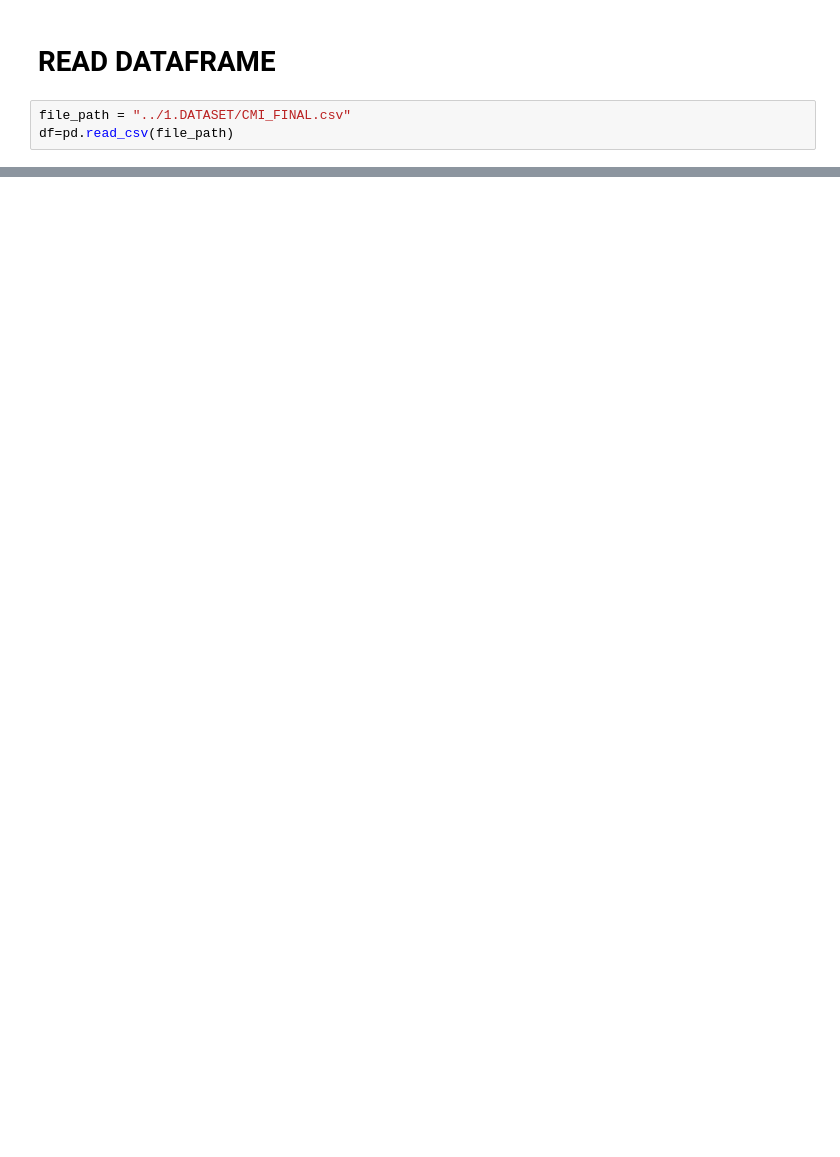
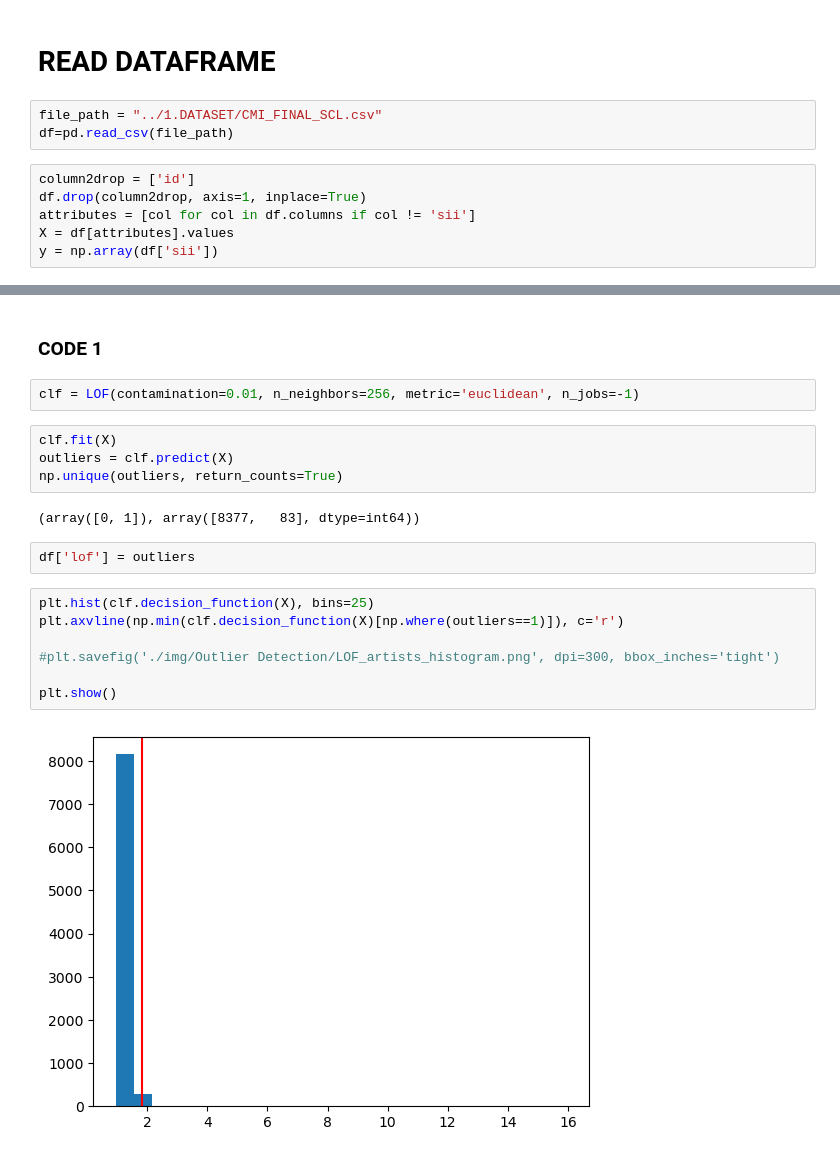
Before and after one commit to alicecalderini/DATAMINING_2-Project, a Jupyter notebook: 5.OUTLIER_DET/1.OUTLIER_DET.ipynb, the cells around one changed output, grey strips where cells are left out. Drawn from its saved outputs; the diff is of its cells as text; blank space fills up the shorter version.

```diff
--- a/5.OUTLIER_DET/1.OUTLIER_DET.ipynb
+++ b/5.OUTLIER_DET/1.OUTLIER_DET.ipynb
@@ -44,5 +12,11 @@ def analyze_feature(df, colonna, quantili=[0.1,0.25,0.50, 0.75,0.9,0.99]):
 # %% [markdown]
 # READ DATAFRAME
 # %%
-file_path = "../1.DATASET/CMI_FINAL.csv"
+file_path = "../1.DATASET/CMI_FINAL_SCL.csv"
 df=pd.read_csv(file_path)
+# %%
+column2drop = ['id']
+df.drop(column2drop, axis=1, inplace=True)
+attributes = [col for col in df.columns if col != 'sii']
+X = df[attributes].values
+y = np.array(df['sii'])
@@ -48,0 +32,21 @@ df=pd.read_csv(file_path)
+# %% [markdown]
+### CODE 1
+# %%
+clf = LOF(contamination=0.01, n_neighbors=256, metric='euclidean', n_jobs=-1)
+# %%
+clf.fit(X)
+outliers = clf.predict(X)
+np.unique(outliers, return_counts=True)
+# %% [output]
+(array([0, 1]), array([8377,   83], dtype=int64))
+# %%
+df['lof'] = outliers
+# %%
+plt.hist(clf.decision_function(X), bins=25)
+plt.axvline(np.min(clf.decision_function(X)[np.where(outliers==1)]), c='r')
+
+#plt.savefig('./img/Outlier Detection/LOF_artists_histogram.png', dpi=300, bbox_inches='tight')
+
+plt.show()
+# %% [output]
+[figure, added]
```
Also changed, not shown: parts of 21 cells of this notebook, 6 other files.
